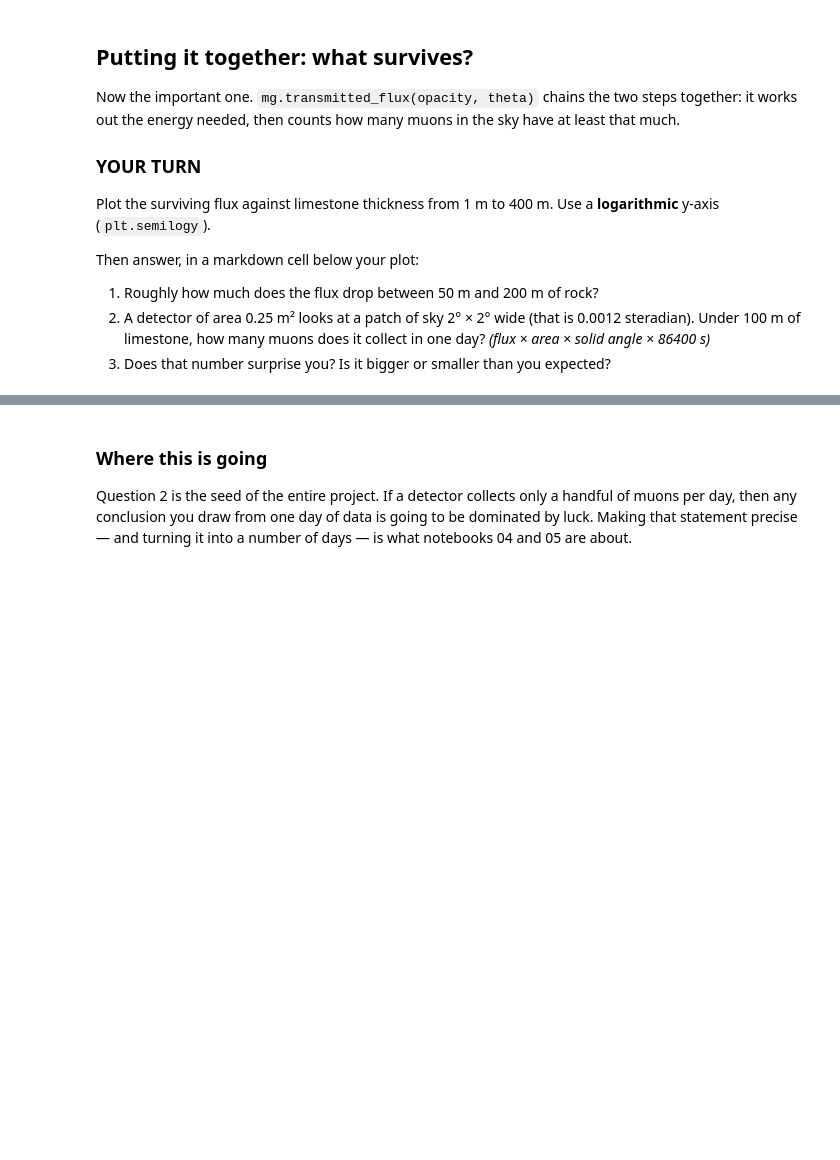
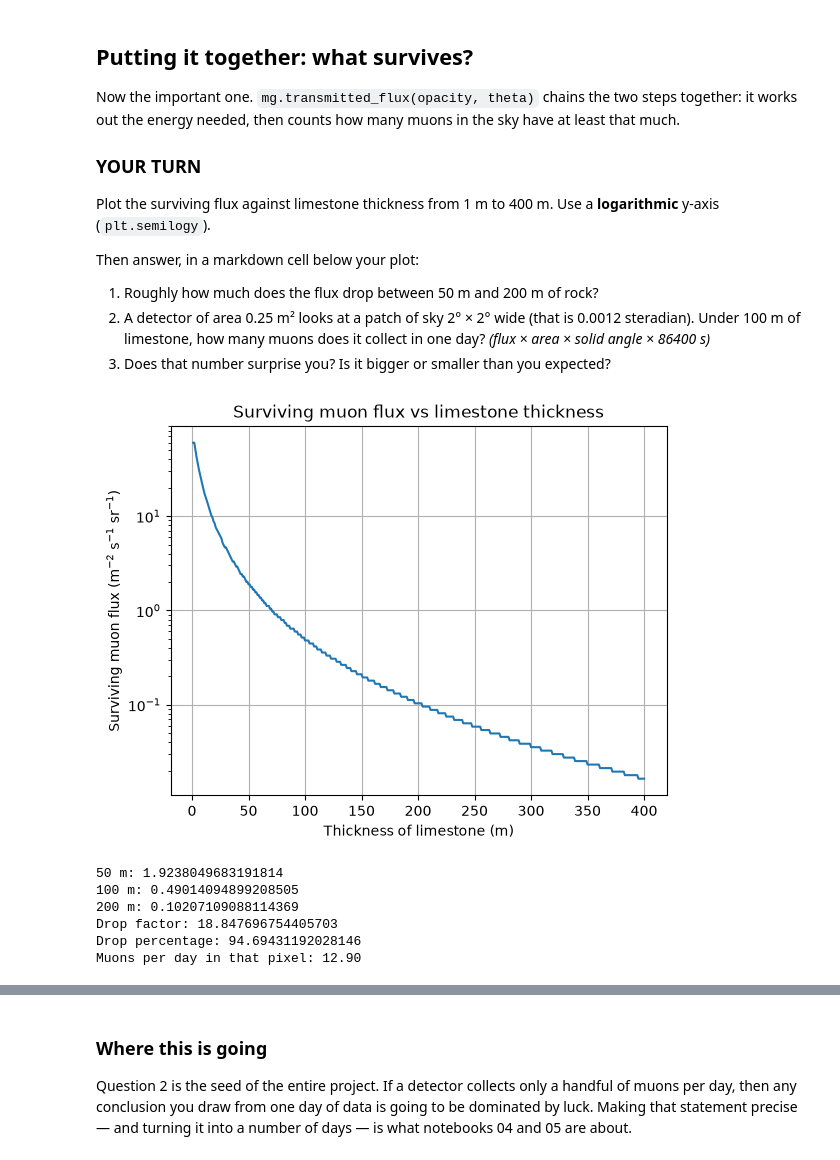
Before and after one commit to Evan-Lim/muography-project, a Jupyter notebook: junyi-student-package/notebooks/01_muons_and_rock.ipynb, the cells around one changed output, grey strips where cells are left out. Drawn from its saved outputs; the diff is of its cells as text; code cells hidden in the pictures; blank space fills up the shorter version.

```diff
--- a/junyi-student-package/notebooks/01_muons_and_rock.ipynb
+++ b/junyi-student-package/notebooks/01_muons_and_rock.ipynb
@@ -89,4 +112,36 @@ Then answer, in a markdown cell below your plot:
    collect in one day? *(flux × area × solid angle × 86400 s)*
 3. Does that number surprise you? Is it bigger or smaller than you expected?
 # %%
-# YOUR TURN
+# use the same thicknesses and look straight up for this first check
+flux = mg.transmitted_flux(opacity, theta=0.0)
+
+plt.semilogy(thickness_m, flux)
+plt.xlabel("Thickness of limestone (m)")
+plt.ylabel(r"Surviving muon flux (m$^{-2}$ s$^{-1}$ sr$^{-1}$)")
+plt.title("Surviving muon flux vs limestone thickness")
+plt.grid()
+plt.show()
+
+f50 = mg.transmitted_flux(mg.opacity_from_thickness(50, cfg.ROCK_DENSITY_G_CM3), 0.0)
+f100 = mg.transmitted_flux(mg.opacity_from_thickness(100, cfg.ROCK_DENSITY_G_CM3), 0.0)
+f200 = mg.transmitted_flux(mg.opacity_from_thickness(200, cfg.ROCK_DENSITY_G_CM3), 0.0)
+
+print("50 m:", f50)
+print("100 m:", f100)
+print("200 m:", f200)
+
+print("Drop factor:", f50 / f200)
+print("Drop percentage:", (1-f200/f50)*100)
+
+# this is just one 2° pixel, so multiply by its bit of sky
+pixel_sr = mg.pixel_solid_angle(np.radians(cfg.STEP_DEG))
+muons_per_day = f100 * cfg.DETECTOR_AREA_M2 * pixel_sr * mg.DAY
+print(f"Muons per day in that pixel: {muons_per_day:.2f}")
+# %% [output]
+[figure, added]
+50 m: 1.9238049683191814
+100 m: 0.49014094899208505
+200 m: 0.10207109088114369
+Drop factor: 18.847696754405703
+Drop percentage: 94.69431192028146
+Muons per day in that pixel: 12.90
```
Also changed, not shown: parts of 8 cells of this notebook, 7 other files.
